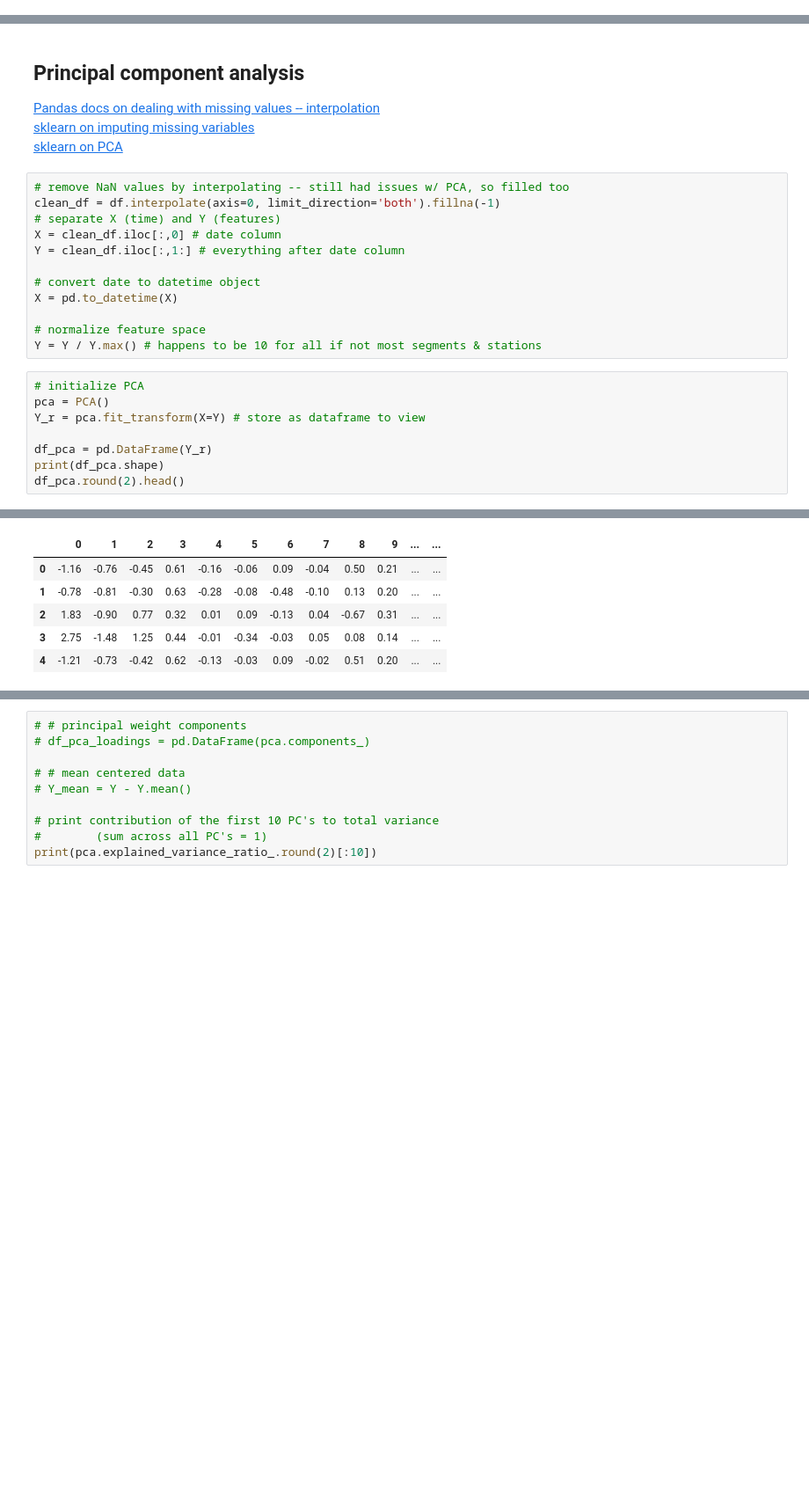
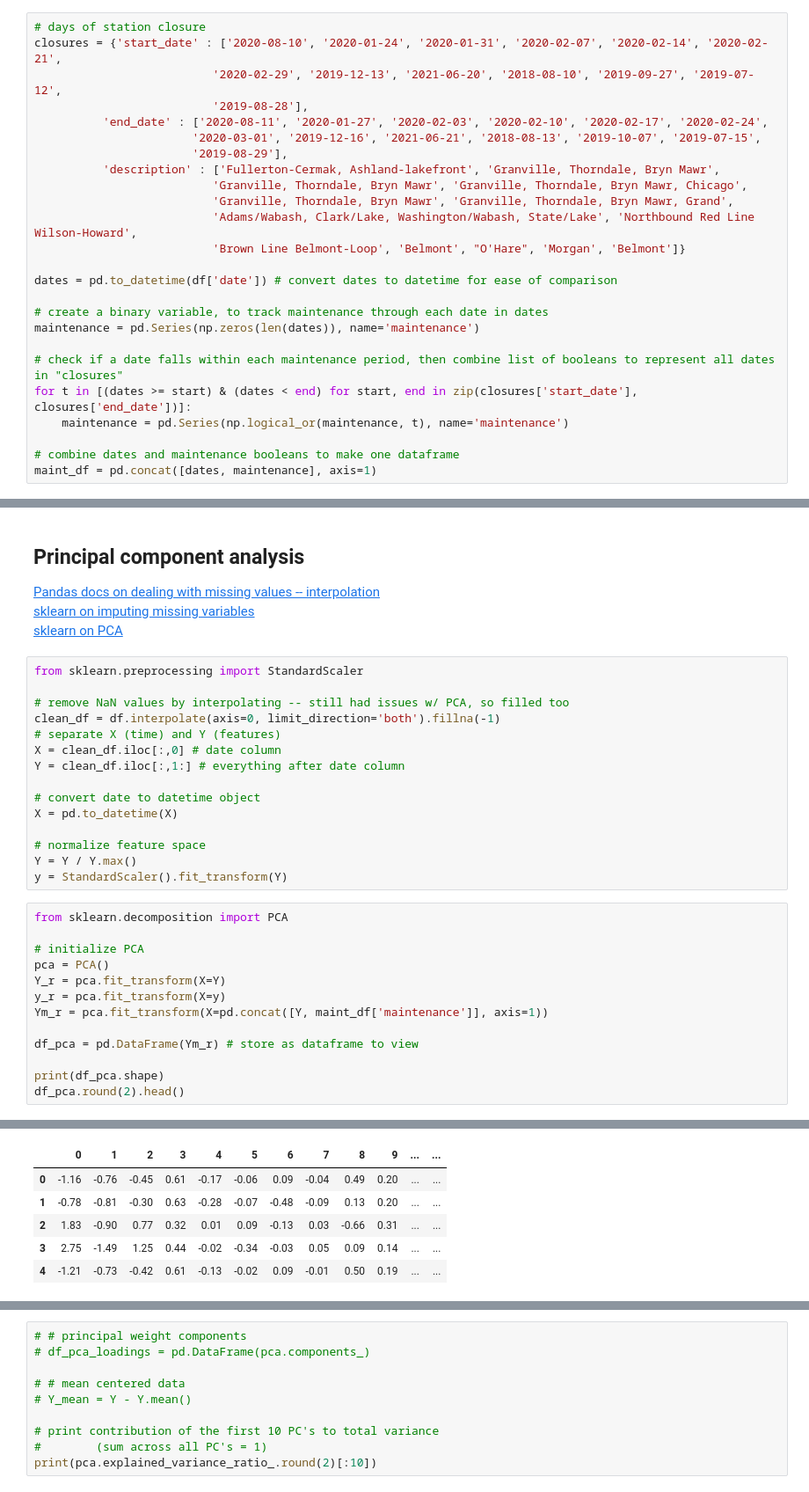
Before and after one commit to amandakhoo/data4all-team6, a Jupyter notebook: Modeling congestion & ridership data (JB).ipynb, the cells around one changed output, grey strips where cells are left out. Shown at 88% size. Saved outputs shown, nothing was run; the diff lists cells and outputs as text; blank space fills up the shorter version.

```diff
--- a/Modeling congestion & ridership data (JB).ipynb
+++ b/Modeling congestion & ridership data (JB).ipynb
@@ -40,0 +43,25 @@ Time to load data: 5.641 seconds
+# %%
+# days of station closure
+closures = {'start_date' : ['2020-08-10', '2020-01-24', '2020-01-31', '2020-02-07', '2020-02-14', '2020-02-21',
+                          '2020-02-29', '2019-12-13', '2021-06-20', '2018-08-10', '2019-09-27', '2019-07-12',
+                          '2019-08-28'],
+          'end_date' : ['2020-08-11', '2020-01-27', '2020-02-03', '2020-02-10', '2020-02-17', '2020-02-24',
+                       '2020-03-01', '2019-12-16', '2021-06-21', '2018-08-13', '2019-10-07', '2019-07-15',
+                       '2019-08-29'],
+          'description' : ['Fullerton-Cermak, Ashland-lakefront', 'Granville, Thorndale, Bryn Mawr',
+                          'Granville, Thorndale, Bryn Mawr', 'Granville, Thorndale, Bryn Mawr, Chicago',
+                          'Granville, Thorndale, Bryn Mawr', 'Granville, Thorndale, Bryn Mawr, Grand',
+                          'Adams/Wabash, Clark/Lake, Washington/Wabash, State/Lake', 'Northbound Red Line Wilson-Howard',
+                          'Brown Line Belmont-Loop', 'Belmont', "O'Hare", 'Morgan', 'Belmont']}
+
+dates = pd.to_datetime(df['date']) # convert dates to datetime for ease of comparison
+
+# create a binary variable, to track maintenance through each date in dates
+maintenance = pd.Series(np.zeros(len(dates)), name='maintenance')
+
+# check if a date falls within each maintenance period, then combine list of booleans to represent all dates in "closures"
+for t in [(dates >= start) & (dates < end) for start, end in zip(closures['start_date'], closures['end_date'])]:
+    maintenance = pd.Series(np.logical_or(maintenance, t), name='maintenance')
+
+# combine dates and maintenance booleans to make one dataframe
+maint_df = pd.concat([dates, maintenance], axis=1)
@@ -44,6 +76,8 @@ Time to load data: 5.641 seconds
 [sklearn on imputing missing variables](https://scikit-learn.org/stable/modules/impute.html#estimators-that-handle-nan-values) \
 [sklearn on PCA](https://scikit-learn.org/stable/modules/generated/sklearn.decomposition.PCA.html)
 # %%
+from sklearn.preprocessing import StandardScaler
+
 # remove NaN values by interpolating -- still had issues w/ PCA, so filled too
 clean_df = df.interpolate(axis=0, limit_direction='both').fillna(-1)
 # separate X (time) and Y (features)
@@ -54,23 +88,29 @@ Y = clean_df.iloc[:,1:] # everything after date column
 X = pd.to_datetime(X)
 
 # normalize feature space
-Y = Y / Y.max() # happens to be 10 for all if not most segments & stations
+Y = Y / Y.max()
+y = StandardScaler().fit_transform(Y)
 # %%
+from sklearn.decomposition import PCA
+
 # initialize PCA
 pca = PCA()
-Y_r = pca.fit_transform(X=Y) # store as dataframe to view
+Y_r = pca.fit_transform(X=Y)
+y_r = pca.fit_transform(X=y)
+Ym_r = pca.fit_transform(X=pd.concat([Y, maint_df['maintenance']], axis=1))
 
-df_pca = pd.DataFrame(Y_r)
+df_pca = pd.DataFrame(Ym_r) # store as dataframe to view
+
 print(df_pca.shape)
 df_pca.round(2).head()
 # %% [output]
 (1091, 1091)
 |  | 0 | 1 | 2 | 3 | 4 | 5 | 6 | 7 | 8 | 9 | ... | ... |
-| 0 | -1.16 | -0.76 | -0.45 | 0.61 | -0.16 | -0.06 | 0.09 | -0.04 | 0.50 | 0.21 | ... | ... |
-| 1 | -0.78 | -0.81 | -0.30 | 0.63 | -0.28 | -0.08 | -0.48 | -0.10 | 0.13 | 0.20 | ... | ... |
-| 2 | 1.83 | -0.90 | 0.77 | 0.32 | 0.01 | 0.09 | -0.13 | 0.04 | -0.67 | 0.31 | ... | ... |
-| 3 | 2.75 | -1.48 | 1.25 | 0.44 | -0.01 | -0.34 | -0.03 | 0.05 | 0.08 | 0.14 | ... | ... |
-| 4 | -1.21 | -0.73 | -0.42 | 0.62 | -0.13 | -0.03 | 0.09 | -0.02 | 0.51 | 0.20 | ... | ... |
+| 0 | -1.16 | -0.76 | -0.45 | 0.61 | -0.17 | -0.06 | 0.09 | -0.04 | 0.49 | 0.20 | ... | ... |
+| 1 | -0.78 | -0.81 | -0.30 | 0.63 | -0.28 | -0.07 | -0.48 | -0.09 | 0.13 | 0.20 | ... | ... |
+| 2 | 1.83 | -0.90 | 0.77 | 0.32 | 0.01 | 0.09 | -0.13 | 0.03 | -0.66 | 0.31 | ... | ... |
+| 3 | 2.75 | -1.49 | 1.25 | 0.44 | -0.02 | -0.34 | -0.03 | 0.05 | 0.09 | 0.14 | ... | ... |
+| 4 | -1.21 | -0.73 | -0.42 | 0.61 | -0.13 | -0.02 | 0.09 | -0.01 | 0.50 | 0.19 | ... | ... |
 5 rows × 1091 columns
 # %%
 # # principal weight components
```
Also changed, not shown: parts of 14 cells of this notebook, 2 other files.
